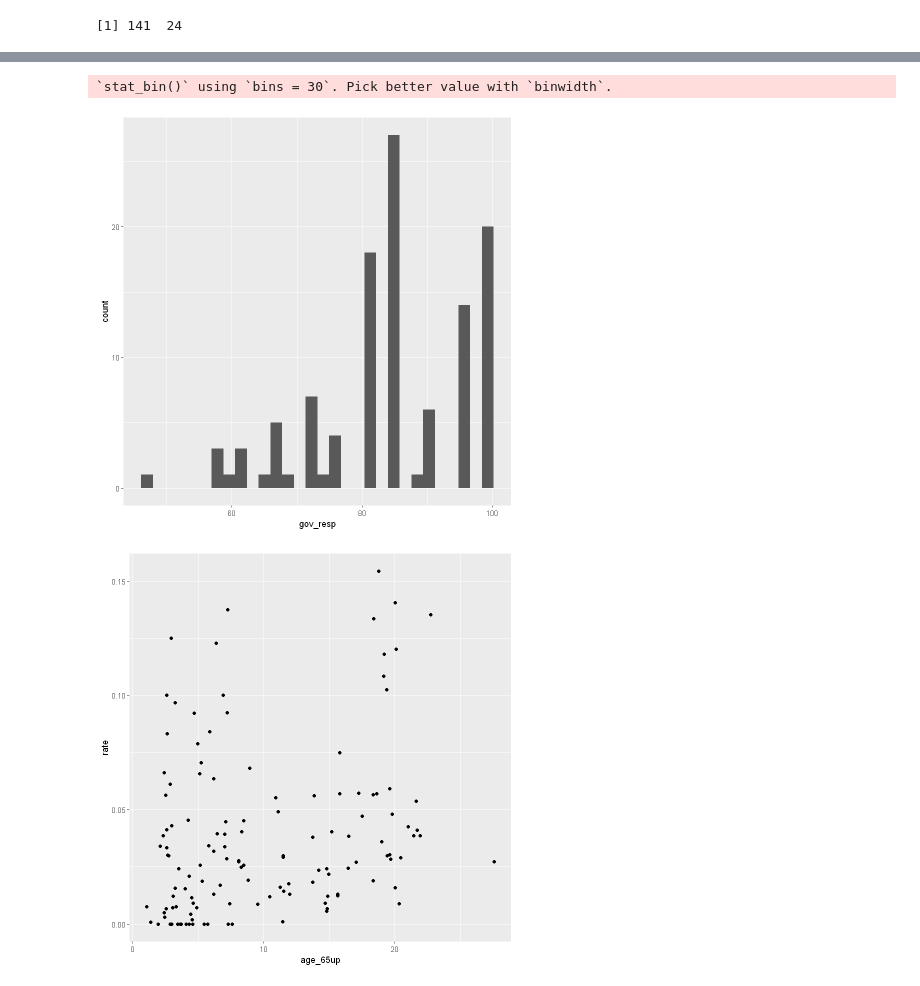
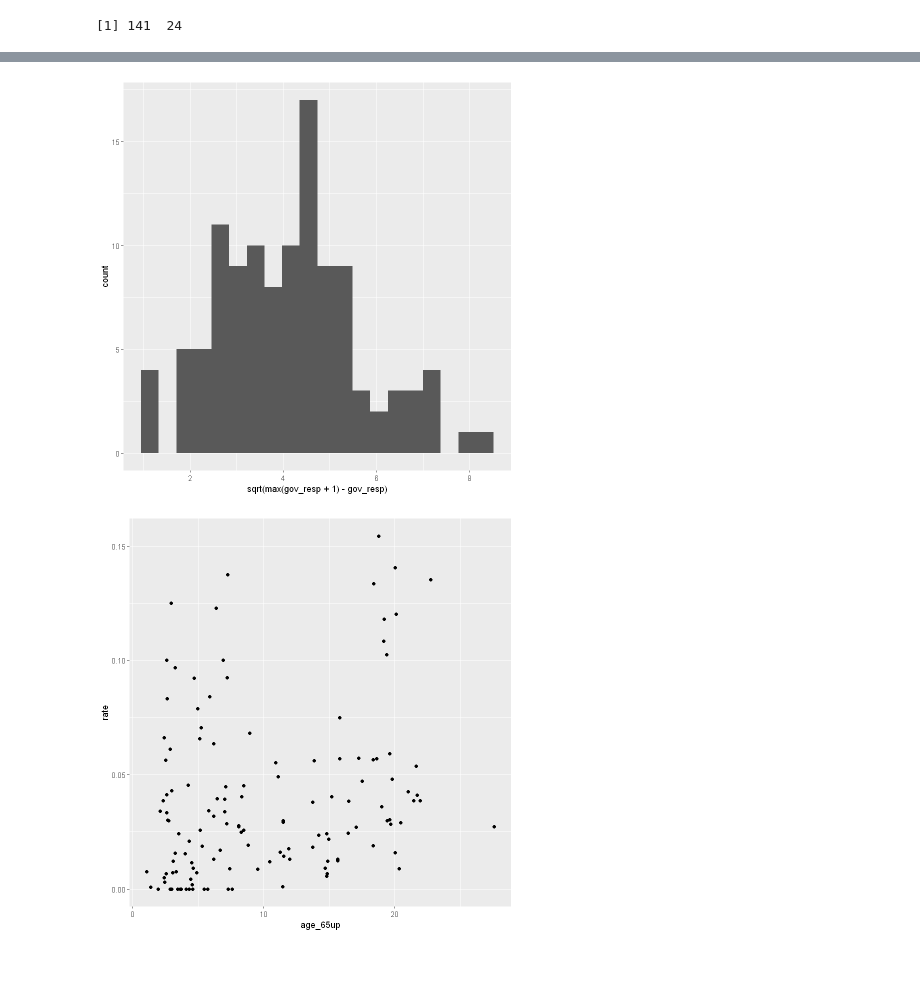
Before and after one commit to flizhou/age_effects_on_COVID-19, a Jupyter notebook: scripts/eda.ipynb, the cells around one changed output, grey strips where cells are left out. Drawn from its saved outputs; the diff is of its cells as text; code cells hidden in the pictures.

```diff
--- a/scripts/eda.ipynb
+++ b/scripts/eda.ipynb
@@ -440,10 +486,9 @@ drop_na(data) %>%
 # %%
 drop_na(data_gov) %>%
-    ggplot(aes(gov_resp)) +
-    geom_histogram()
+    ggplot(aes(sqrt(max(gov_resp + 1) - gov_resp))) +
+    geom_histogram(bins = 20)
 # %% [output]
-`stat_bin()` using `bins = 30`. Pick better value with `binwidth`.
-[figure, old version]
+[figure, new version]
 # %%
 p1 <- drop_na(data) %>%
     ggplot(aes(age_65up,
```
Also changed, not shown: parts of 102 cells of this notebook.
